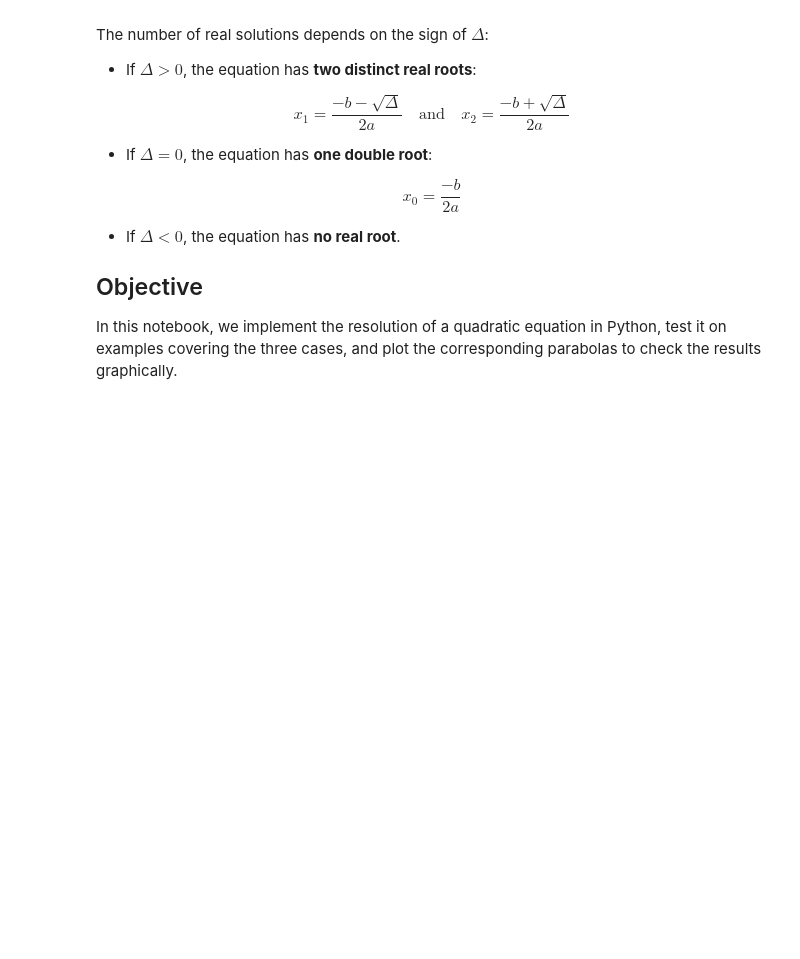
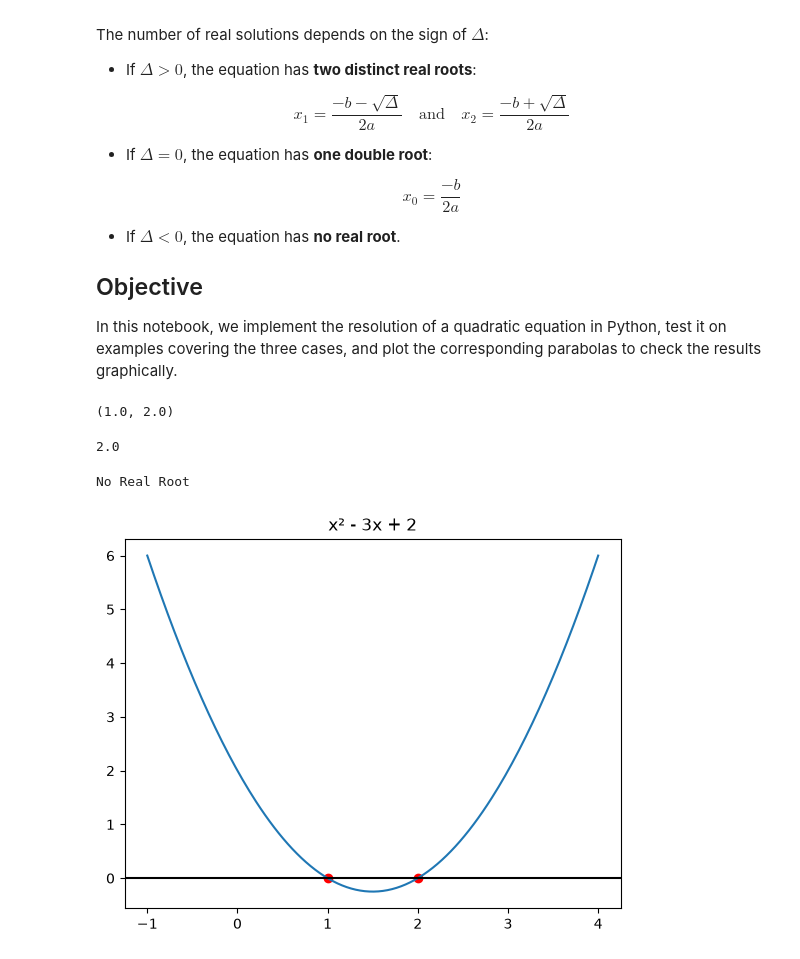
Before and after one commit to Ryzeko0/math-with-python, a Jupyter notebook: 01_quadratic_equations/quadratic_equations.ipynb, the cells around one changed output. Drawn from its saved outputs; the diff is of its cells as text; code cells hidden in the pictures; blank space fills up the shorter version.

Commit message:
Add parabola plots and conclusion to quadratic equations project

```diff
--- a/01_quadratic_equations/quadratic_equations.ipynb
+++ b/01_quadratic_equations/quadratic_equations.ipynb
@@ -40,3 +40,31 @@ def solve_quadratic(a, b, c):
         return x0
     else:
         return "No Real Root"
+# %%
+print(solve_quadratic(1, -3, 2))
+# %% [output]
+(1.0, 2.0)
+# %%
+print(solve_quadratic(1, -4, 4))
+# %% [output]
+2.0
+# %%
+print(solve_quadratic(1, 1, 1))
+# %% [output]
+No Real Root
+# %%
+import numpy as np
+import matplotlib.pyplot as plt
+
+x = np.linspace(-1, 4, 200)
+y = x ** 2 - 3 * x + 2
+
+x1, x2 = solve_quadratic(1, -3, 2)
+
+plt.plot(x, y)
+plt.axhline(0, color="black")
+plt.scatter([x1, x2], [0, 0], color="red")
+plt.title("x² - 3x + 2")
+plt.show()
+# %% [output]
+[figure, added]
```
Also changed, not shown: parts of 3 cells of this notebook.
